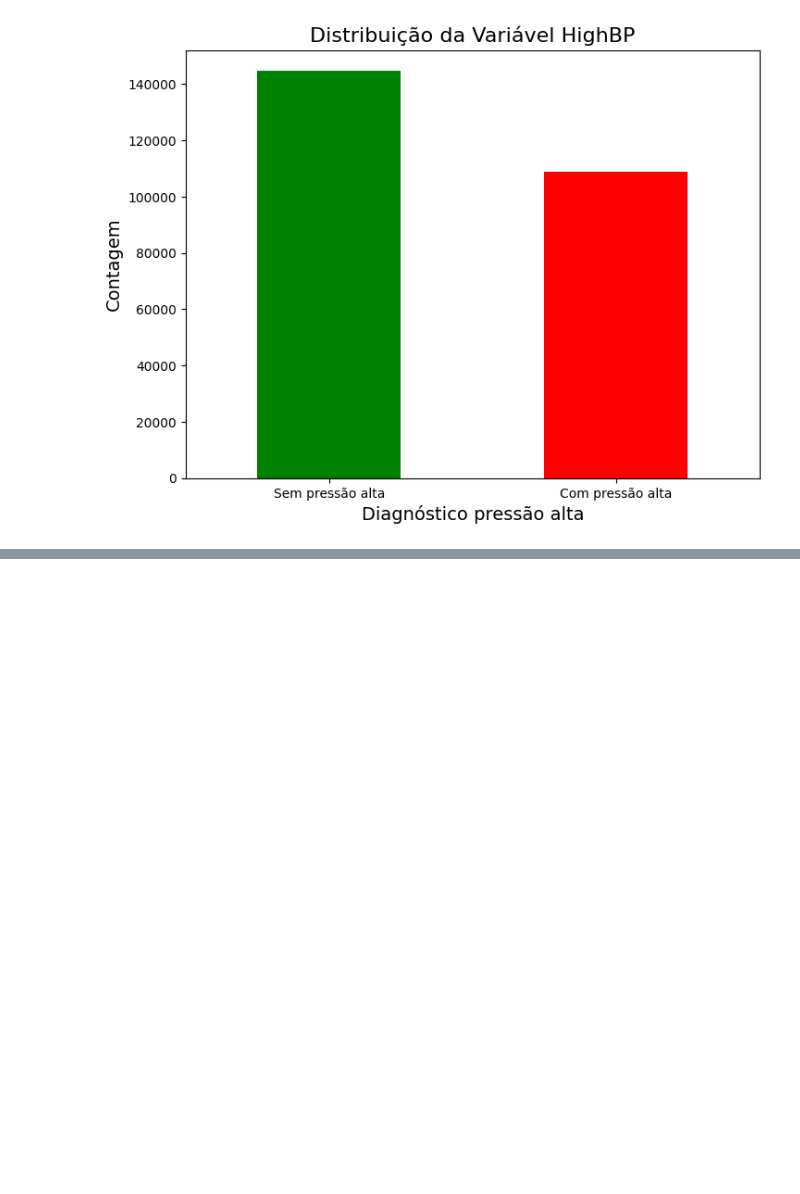
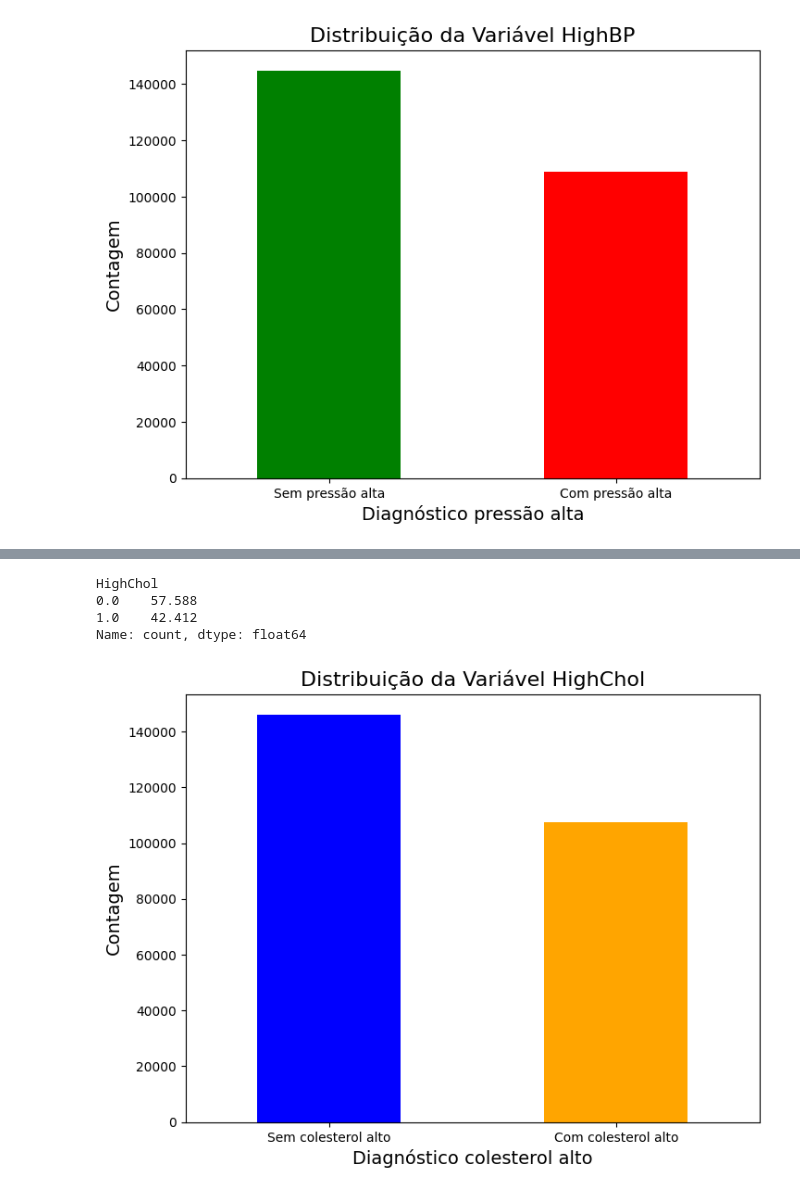
Before and after one commit to rcm2005/Data-Science, a Jupyter notebook: sprint3/sprint3.ipynb, the cells around one changed output, grey strips where cells are left out. Cells and saved outputs as stored; diff of their text form; code cells hidden in the pictures; blank space fills up the shorter version.

```diff
--- a/sprint3/sprint3.ipynb
+++ b/sprint3/sprint3.ipynb
@@ -190,0 +204,22 @@ Com o gráfico abaixo podemos perceber que a pressão alta é mais comum na popu
+# %%
+#Calculando distribuição total variável
+highChol_count = base["HighChol"].value_counts()
+#Medindo composição percentual da variável
+highChol_percent = (highChol_count / highChol_count.sum())*100
+highChol_percent = highChol_percent.round(3)
+highChol_percent
+# %% [output]
+HighChol
+0.0    57.588
+1.0    42.412
+Name: count, dtype: float64
+# %%
+plt.figure(figsize=(8,6))
+highChol_count.plot(kind='bar', color=['blue', 'orange'])
+plt.title('Distribuição da Variável HighChol', fontsize=16)
+plt.xlabel('Diagnóstico colesterol alto', fontsize=14)
+plt.ylabel('Contagem', fontsize=14)
+plt.xticks(ticks=[0, 1], labels=['Sem colesterol alto', 'Com colesterol alto'], rotation=0)
+plt.show()
+# %% [output]
+[figure, added]
```
Also changed, not shown: parts of 14 cells of this notebook, 2 other files.
